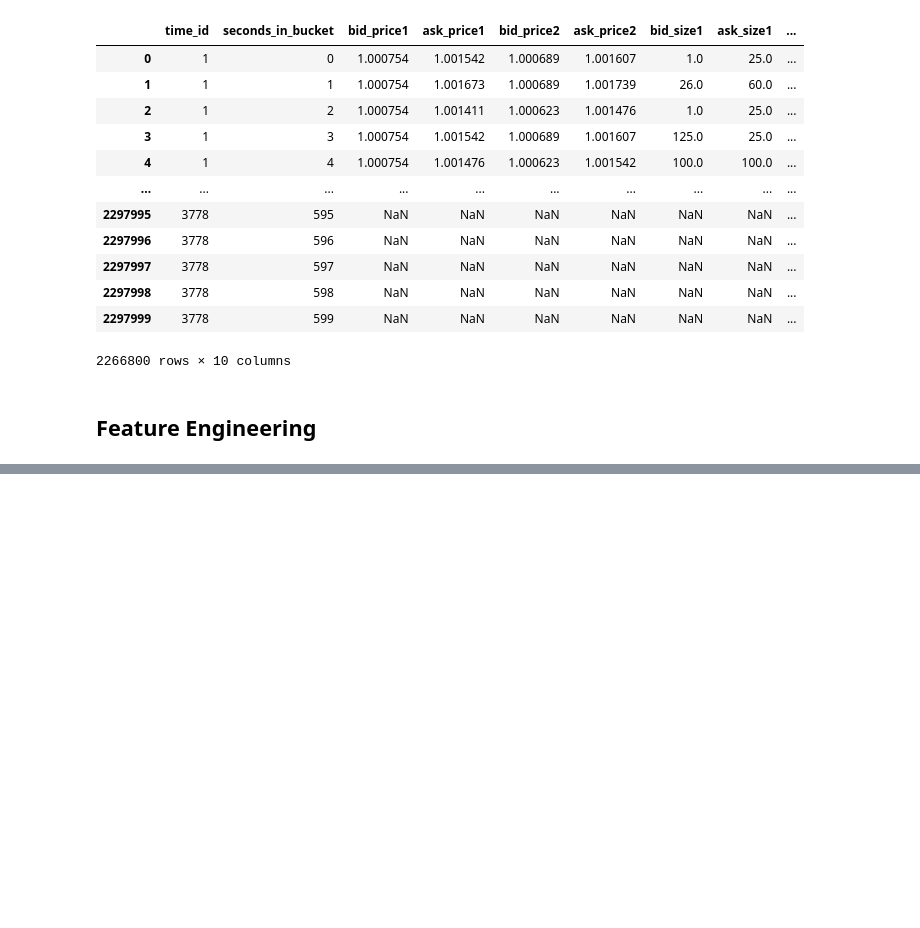
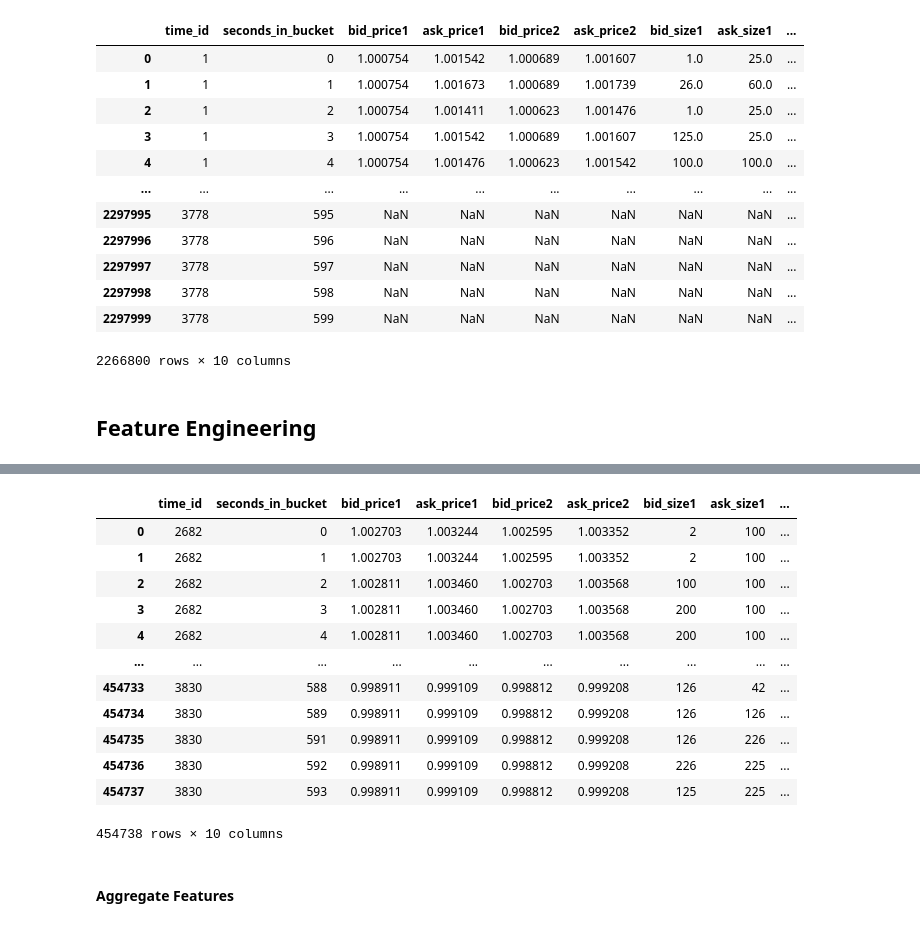
Before and after one commit to Ayush-Singh-31/Optiver-07, a Jupyter notebook: EDA.ipynb, the cells around one changed output, grey strips where cells are left out. Drawn from its saved outputs; the diff is of its cells as text; code cells hidden in the pictures; blank space fills up the shorter version.

```diff
--- a/EDA.ipynb
+++ b/EDA.ipynb
@@ -435,0 +530,18 @@ print(stock1.head(n=10).to_string())
+# %%
+test_df
+# %% [output]
+|  | time_id | seconds_in_bucket | bid_price1 | ask_price1 | bid_price2 | ask_price2 | bid_size1 | ask_size1 | ... |
+| 0 | 2682 | 0 | 1.002703 | 1.003244 | 1.002595 | 1.003352 | 2 | 100 | ... |
+| 1 | 2682 | 1 | 1.002703 | 1.003244 | 1.002595 | 1.003352 | 2 | 100 | ... |
+| 2 | 2682 | 2 | 1.002811 | 1.003460 | 1.002703 | 1.003568 | 100 | 100 | ... |
+| 3 | 2682 | 3 | 1.002811 | 1.003460 | 1.002703 | 1.003568 | 200 | 100 | ... |
+| 4 | 2682 | 4 | 1.002811 | 1.003460 | 1.002703 | 1.003568 | 200 | 100 | ... |
+| ... | ... | ... | ... | ... | ... | ... | ... | ... | ... |
+| 454733 | 3830 | 588 | 0.998911 | 0.999109 | 0.998812 | 0.999208 | 126 | 42 | ... |
+| 454734 | 3830 | 589 | 0.998911 | 0.999109 | 0.998812 | 0.999208 | 126 | 126 | ... |
+| 454735 | 3830 | 591 | 0.998911 | 0.999109 | 0.998812 | 0.999208 | 126 | 226 | ... |
+| 454736 | 3830 | 592 | 0.998911 | 0.999109 | 0.998812 | 0.999208 | 226 | 225 | ... |
+| 454737 | 3830 | 593 | 0.998911 | 0.999109 | 0.998812 | 0.999208 | 125 | 225 | ... |
+454738 rows × 10 columns
+# %% [markdown]
+#### **Aggregate Features**
```
Also changed, not shown: parts of 16 cells of this notebook.
